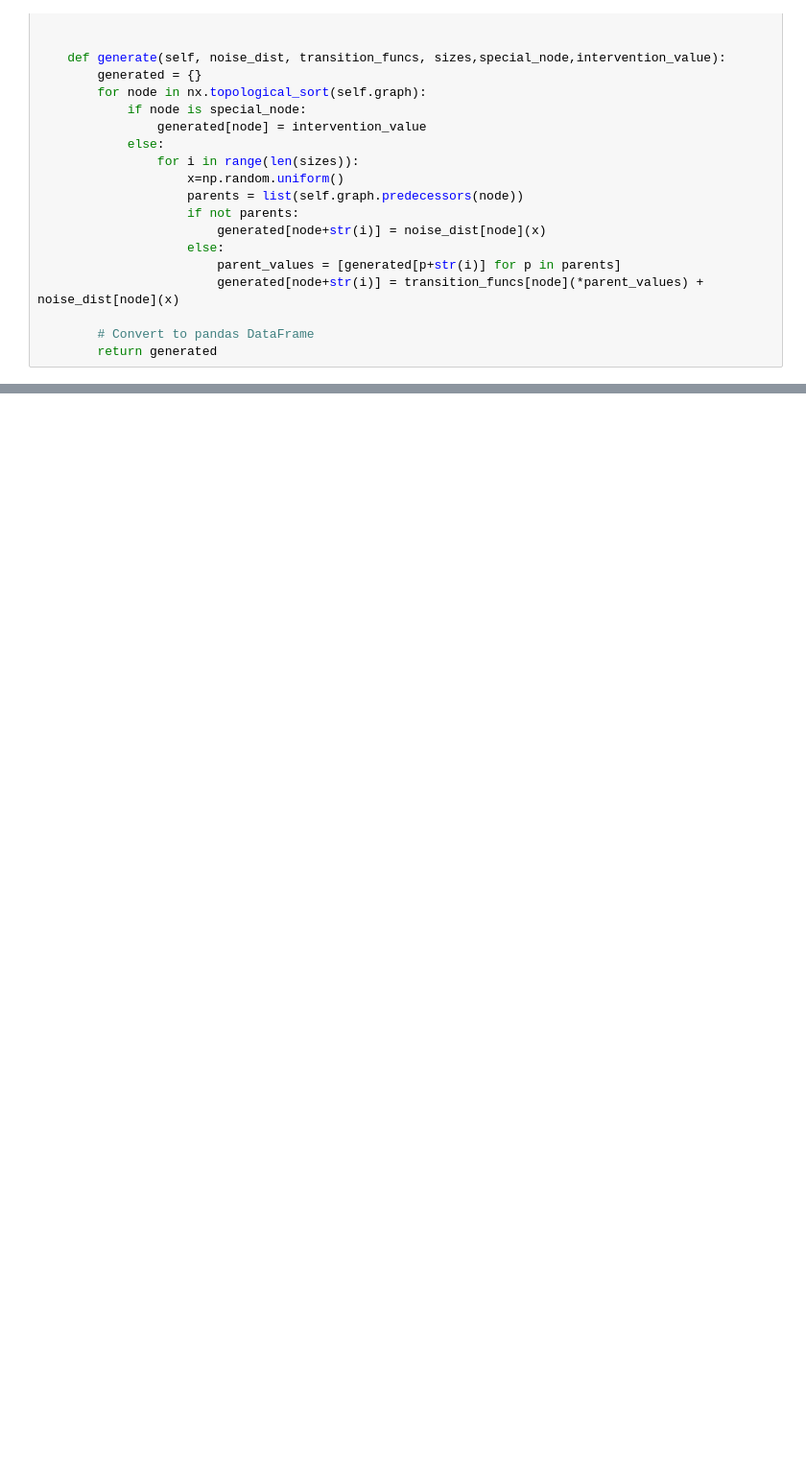
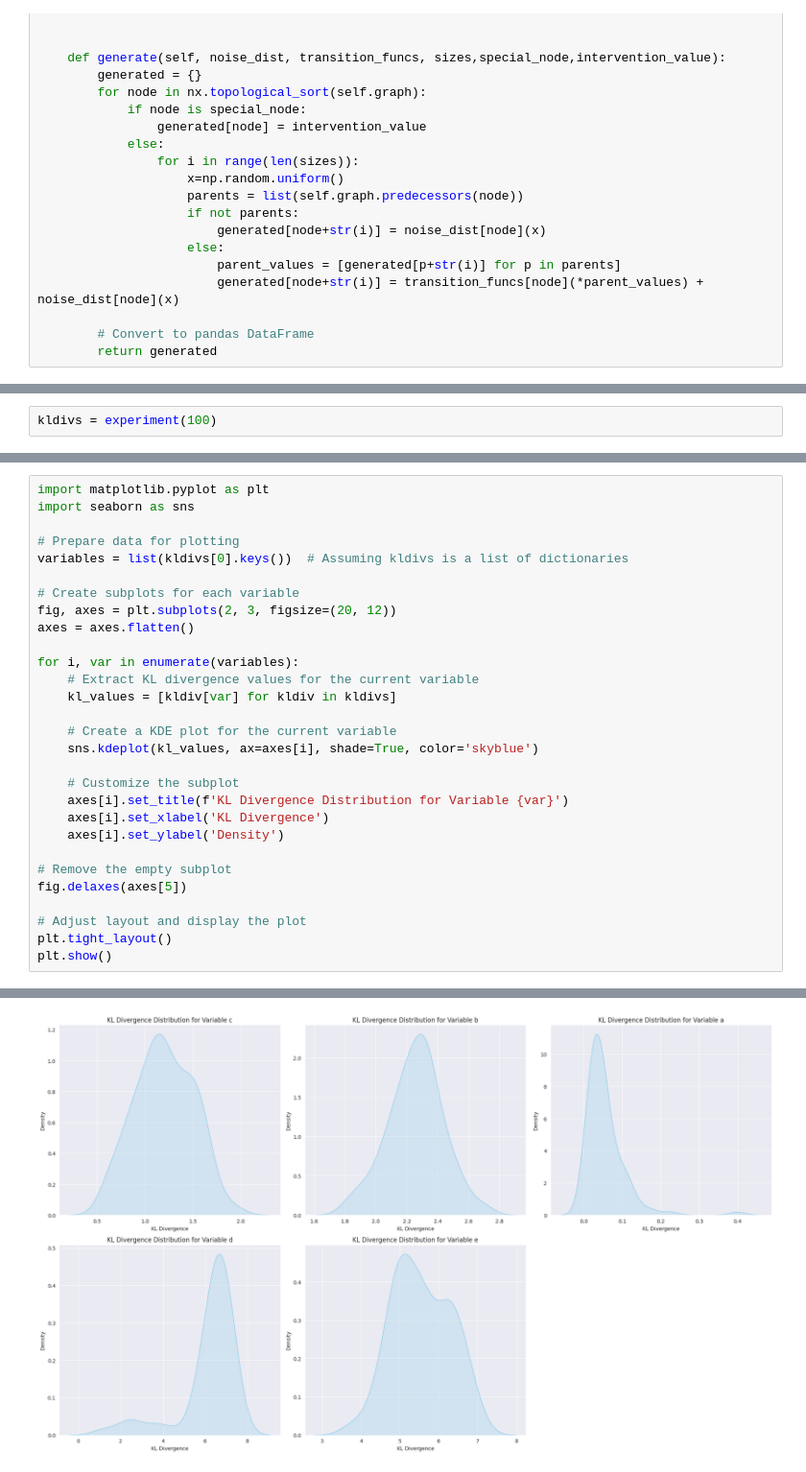
Before and after one commit to janisaiad/hierarchicalcausalmodels, a Jupyter notebook: table/interv_subunit/causalGEN/50_50interv.ipynb, the cells around one changed output, grey strips where cells are left out. Shown at 96% size. Drawn from its saved outputs; the diff is of its cells as text; blank space fills up the shorter version.

```diff
--- a/table/interv_subunit/causalGEN/50_50interv.ipynb
+++ b/table/interv_subunit/causalGEN/50_50interv.ipynb
@@ -178,0 +327,2 @@ KL divergence between random arrays: 0.013152568031716232
+# %%
+kldivs = experiment(100)
@@ -178,0 +347,30 @@ KL divergence between random arrays: 0.013152568031716232
+# %%
+import matplotlib.pyplot as plt
+import seaborn as sns
+
+# Prepare data for plotting
+variables = list(kldivs[0].keys())  # Assuming kldivs is a list of dictionaries
+
+# Create subplots for each variable
+fig, axes = plt.subplots(2, 3, figsize=(20, 12))
+axes = axes.flatten()
+
+for i, var in enumerate(variables):
+    # Extract KL divergence values for the current variable
+    kl_values = [kldiv[var] for kldiv in kldivs]
+
+    # Create a KDE plot for the current variable
+    sns.kdeplot(kl_values, ax=axes[i], shade=True, color='skyblue')
+
+    # Customize the subplot
+    axes[i].set_title(f'KL Divergence Distribution for Variable {var}')
+    axes[i].set_xlabel('KL Divergence')
+    axes[i].set_ylabel('Density')
+
+# Remove the empty subplot
+fig.delaxes(axes[5])
+
+# Adjust layout and display the plot
+plt.tight_layout()
+plt.show()
+# %% [output]
@@ -178,0 +394 @@ KL divergence between random arrays: 0.013152568031716232
+[figure, added]
```
Also changed, not shown: parts of 14 cells of this notebook, 8 other files.
